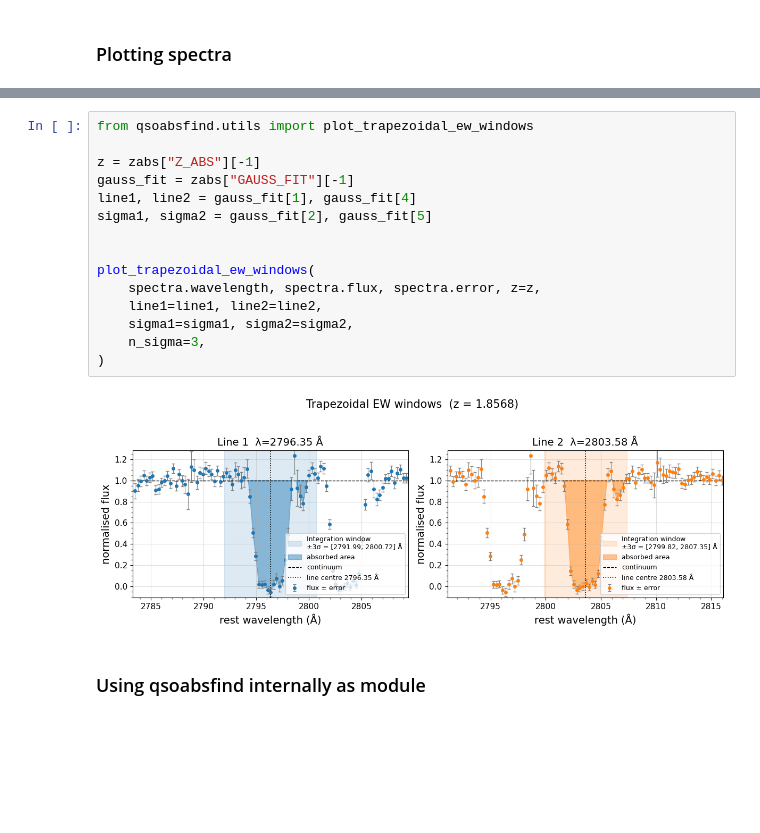
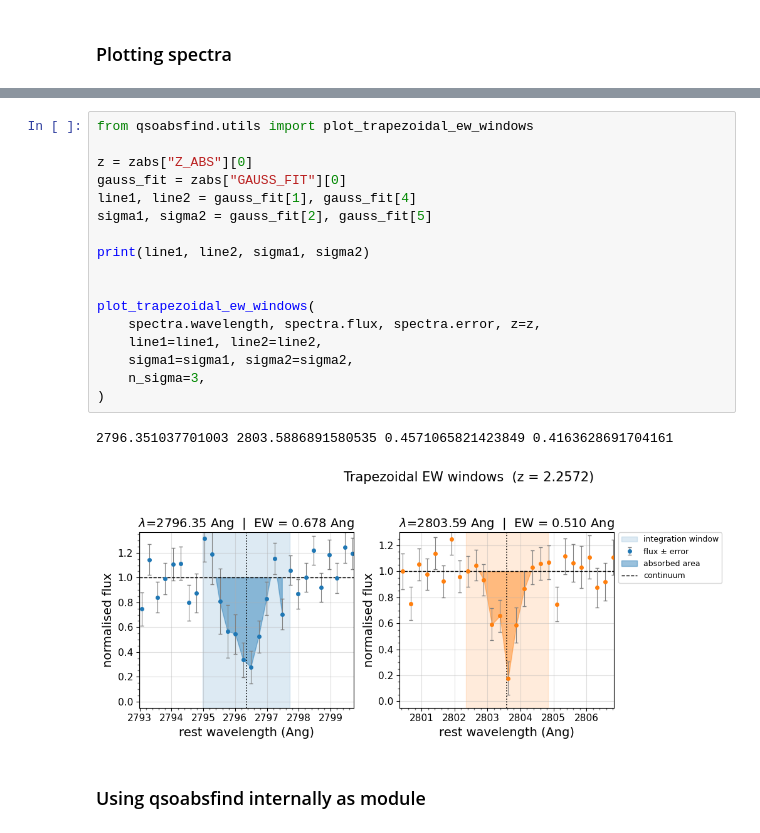
Before and after one commit to abhi0395/qsoabsfind, a Jupyter notebook: nb/desi_example.ipynb, the cells around one changed output, grey strips where cells are left out. Cells and saved outputs as stored; diff of their text form; blank space fills up the shorter version.

```diff
--- a/nb/desi_example.ipynb
+++ b/nb/desi_example.ipynb
@@ -72,20 +84,23 @@ INFO: Time taken to read ../data/desi/qso_test_spectra.fits 0.02 seconds
 # %%
 from qsoabsfind.utils import plot_trapezoidal_ew_windows
 
-z = zabs["Z_ABS"][-1]
-gauss_fit = zabs["GAUSS_FIT"][-1]
+z = zabs["Z_ABS"][0]
+gauss_fit = zabs["GAUSS_FIT"][0]
 line1, line2 = gauss_fit[1], gauss_fit[4]
 sigma1, sigma2 = gauss_fit[2], gauss_fit[5]
+
+print(line1, line2, sigma1, sigma2)
 
 
 plot_trapezoidal_ew_windows(
     spectra.wavelength, spectra.flux, spectra.error, z=z,
     line1=line1, line2=line2,
     sigma1=sigma1, sigma2=sigma2,
     n_sigma=3,
 )
 # %% [output]
+2796.351037701003 2803.5886891580535 0.4571065821423849 0.4163628691704161
-[figure, old version]
+[figure, new version]
 # %% [markdown]
 ### Using qsoabsfind internally as module
 # %%
```
Also changed, not shown: parts of 9 cells of this notebook, 20 other files.
